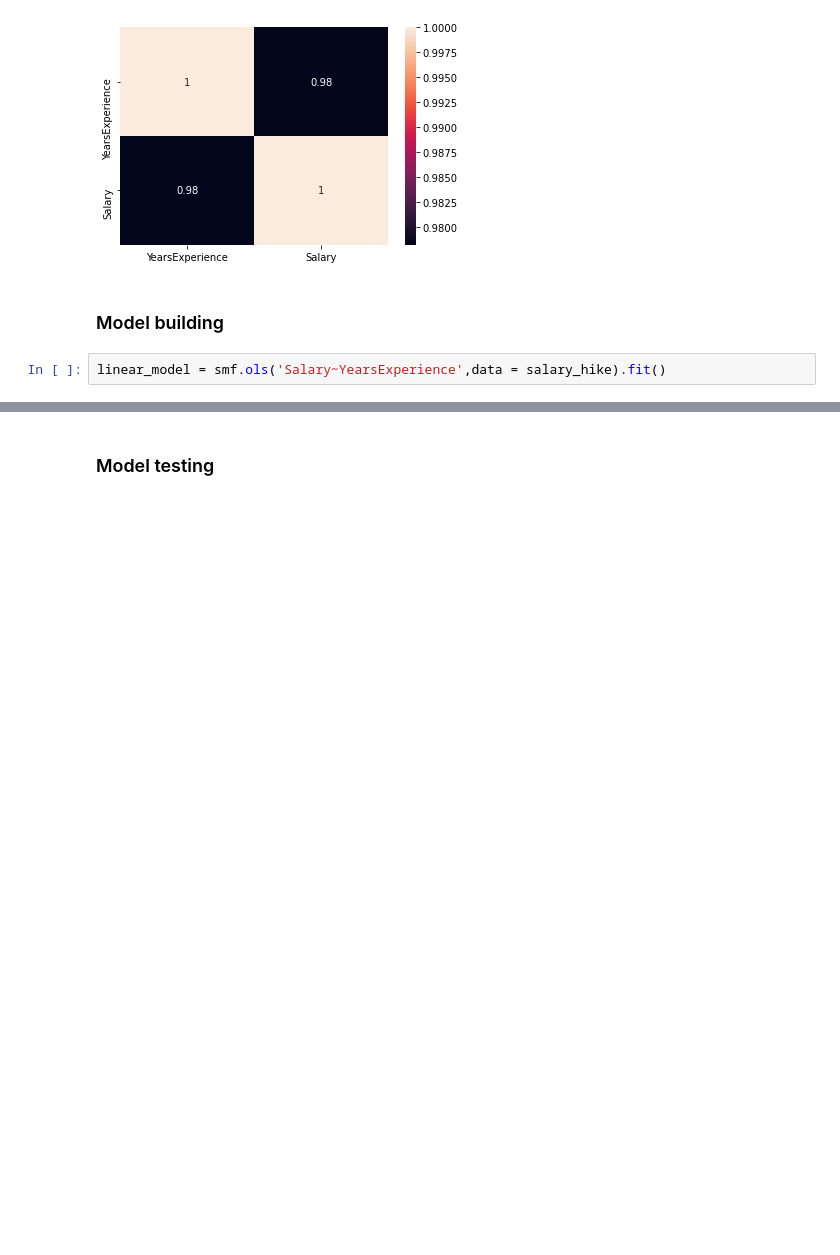
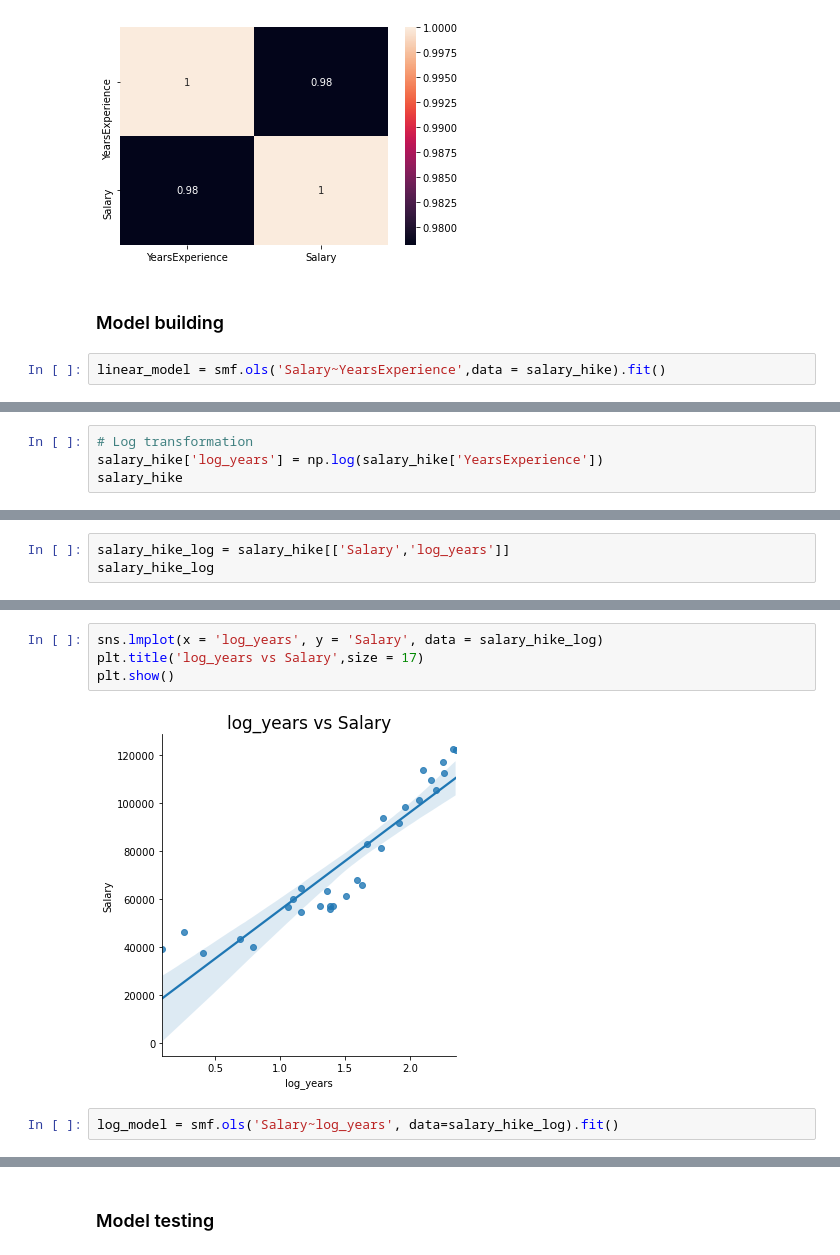
Before and after one commit to Surajhiraskar/Assignment-4.2-Simple-Linear-Regression, a Jupyter notebook: Assignment 4-2.ipynb, the cells around one changed output, grey strips where cells are left out. Drawn from its saved outputs; the diff is of its cells as text; blank space fills up the shorter version.

```diff
--- a/Assignment 4-2.ipynb
+++ b/Assignment 4-2.ipynb
@@ -77,0 +81,4 @@ linear_model = smf.ols('Salary~YearsExperience',data = salary_hike).fit()
+# %%
+# Log transformation
+salary_hike['log_years'] = np.log(salary_hike['YearsExperience'])
+salary_hike
@@ -77,0 +103,3 @@ linear_model = smf.ols('Salary~YearsExperience',data = salary_hike).fit()
+# %%
+salary_hike_log = salary_hike[['Salary','log_years']]
+salary_hike_log
@@ -77,0 +124,8 @@ linear_model = smf.ols('Salary~YearsExperience',data = salary_hike).fit()
+# %%
+sns.lmplot(x = 'log_years', y = 'Salary', data = salary_hike_log)
+plt.title('log_years vs Salary',size = 17)
+plt.show()
+# %% [output]
+[figure, added]
+# %%
+log_model = smf.ols('Salary~log_years', data=salary_hike_log).fit()
```
Also changed, not shown: parts of 13 cells of this notebook.
